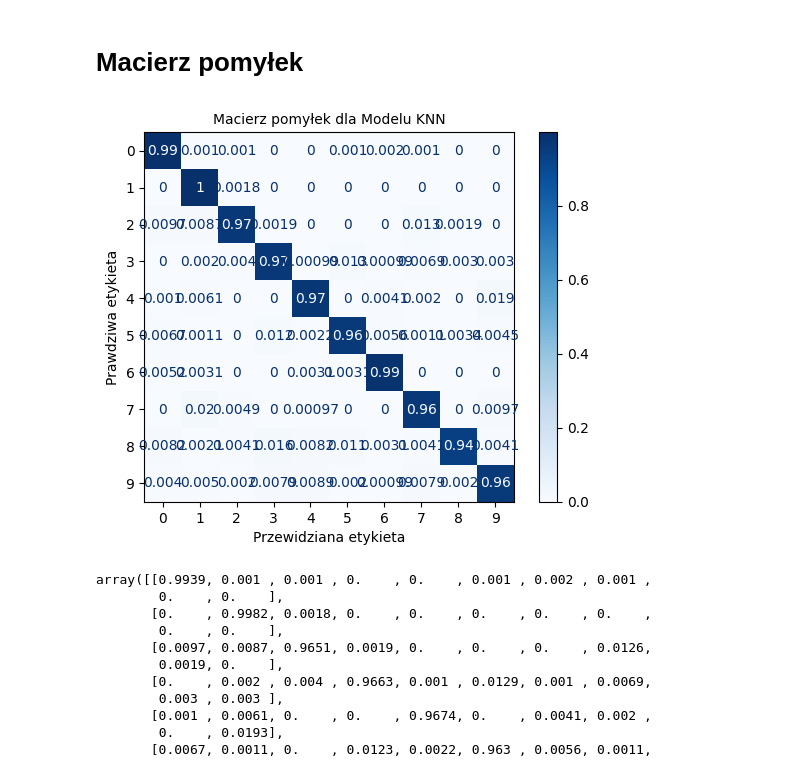
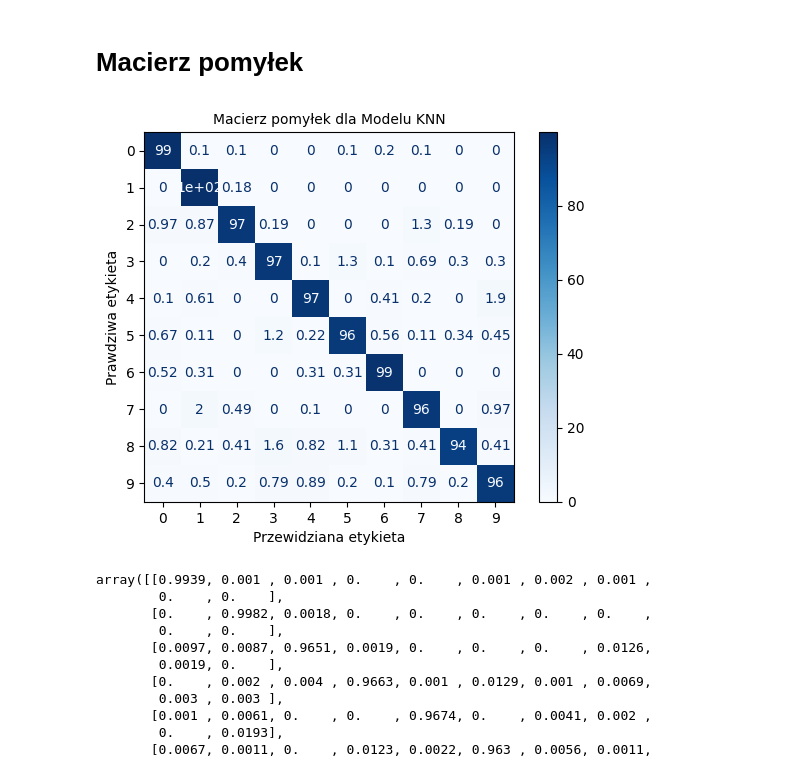
Before and after one commit to piotr-sobieraj/praca-licencjacka-notebook, a Jupyter notebook: praca_lic.ipynb, the cells around one changed output. Cells and saved outputs as stored; diff of their text form; code cells hidden in the pictures.

```diff
--- a/praca_lic.ipynb
+++ b/praca_lic.ipynb
@@ -320,22 +320,22 @@ plt.show()
 # %%
 from sklearn.metrics import confusion_matrix, ConfusionMatrixDisplay
 
 # Oblicz macierz pomyłek
 cm = confusion_matrix(y_test, y_pred, normalize='true')
-# cm = np.round(cm, 2)
+cm = np.round(100*cm, 2)
 
 # Wyświetlenie macierzy pomyłek
 disp = ConfusionMatrixDisplay(confusion_matrix=cm)
 disp.plot(cmap='Blues')
 plt.title("Macierz pomyłek dla Modelu KNN", fontsize=10)
 
 # Etykiety osi
 plt.xlabel("Przewidziana etykieta")
 plt.ylabel("Prawdziwa etykieta")
 
 plt.show()
 # %% [output]
-[figure, old version]
+[figure, new version]
 # %%
 np.round(cm, 4)
 # %% [output]
```
Also changed, not shown: parts of 33 cells of this notebook.
